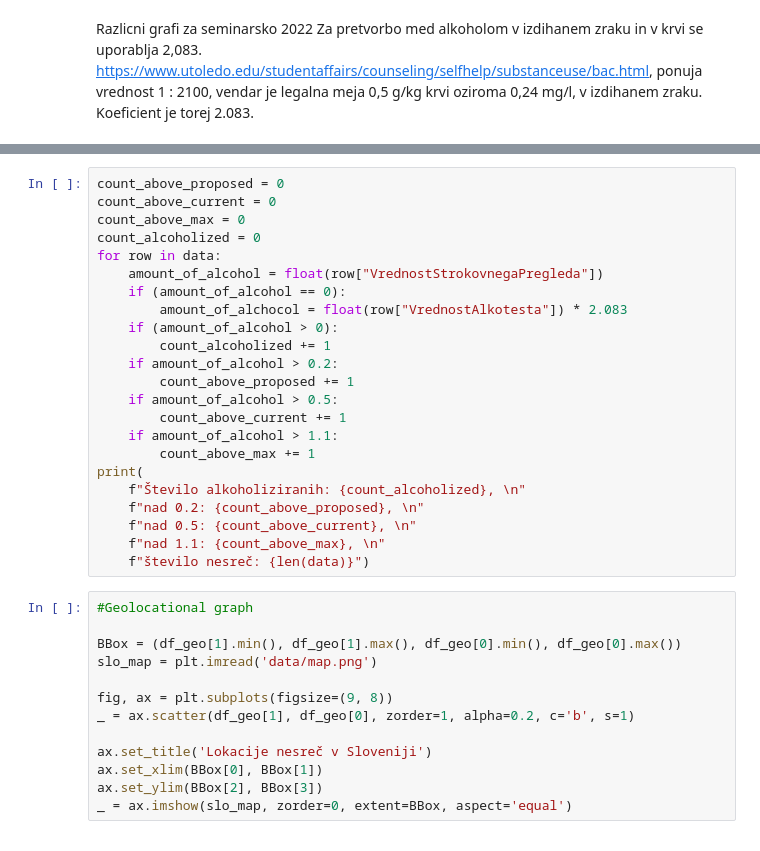
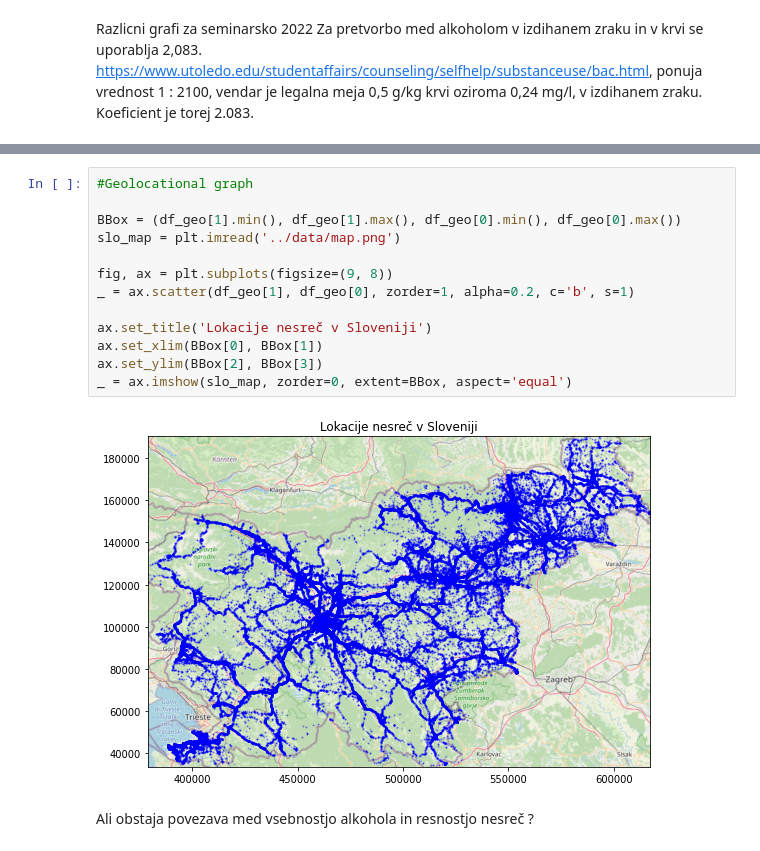
Before and after one commit to LaraPirjevec/PR21LPTKRSTPEP, a Jupyter notebook: jupyter/graphs.ipynb, the cells around one changed output, grey strips where cells are left out. Saved outputs shown, nothing was run; the diff lists cells and outputs as text.

```diff
--- a/jupyter/graphs.ipynb
+++ b/jupyter/graphs.ipynb
@@ -75,36 +78,17 @@ alcohol_to_type = accidents_by_alcohol_amount()
-# %%
-count_above_proposed = 0
-count_above_current = 0
-count_above_max = 0
-count_alcoholized = 0
-for row in data:
-    amount_of_alcohol = float(row["VrednostStrokovnegaPregleda"])
-    if (amount_of_alcohol == 0):
-        amount_of_alchocol = float(row["VrednostAlkotesta"]) * 2.083
-    if (amount_of_alcohol > 0):
-        count_alcoholized += 1
-    if amount_of_alcohol > 0.2:
-        count_above_proposed += 1
-    if amount_of_alcohol > 0.5:
-        count_above_current += 1
-    if amount_of_alcohol > 1.1:
-        count_above_max += 1
-print(
-    f"Število alkoholiziranih: {count_alcoholized}, \n"
-    f"nad 0.2: {count_above_proposed}, \n"
-    f"nad 0.5: {count_above_current}, \n"
-    f"nad 1.1: {count_above_max}, \n"
-    f"število nesreč: {len(data)}")
 # %%
 #Geolocational graph
 
 BBox = (df_geo[1].min(), df_geo[1].max(), df_geo[0].min(), df_geo[0].max())
-slo_map = plt.imread('data/map.png')
+slo_map = plt.imread('../data/map.png')
 
 fig, ax = plt.subplots(figsize=(9, 8))
 _ = ax.scatter(df_geo[1], df_geo[0], zorder=1, alpha=0.2, c='b', s=1)
 
 ax.set_title('Lokacije nesreč v Sloveniji')
 ax.set_xlim(BBox[0], BBox[1])
 ax.set_ylim(BBox[2], BBox[3])
 _ = ax.imshow(slo_map, zorder=0, extent=BBox, aspect='equal')
+# %% [output]
+[figure, added]
+# %% [markdown]
+Ali obstaja povezava med vsebnostjo alkohola in resnostjo nesreč ?
```
Also changed, not shown: parts of 4 cells of this notebook.
